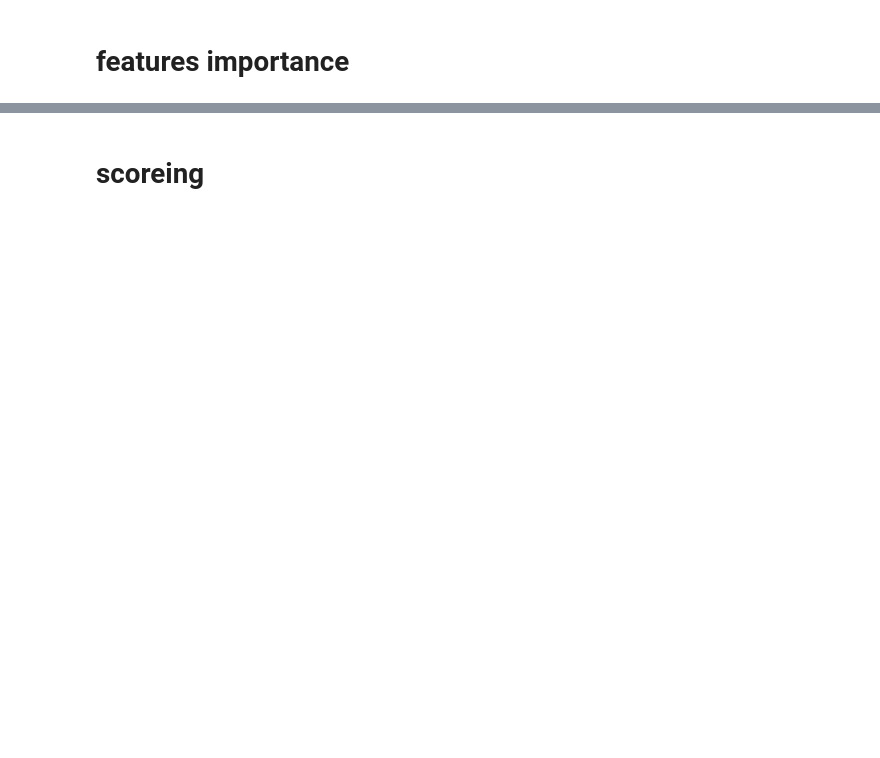
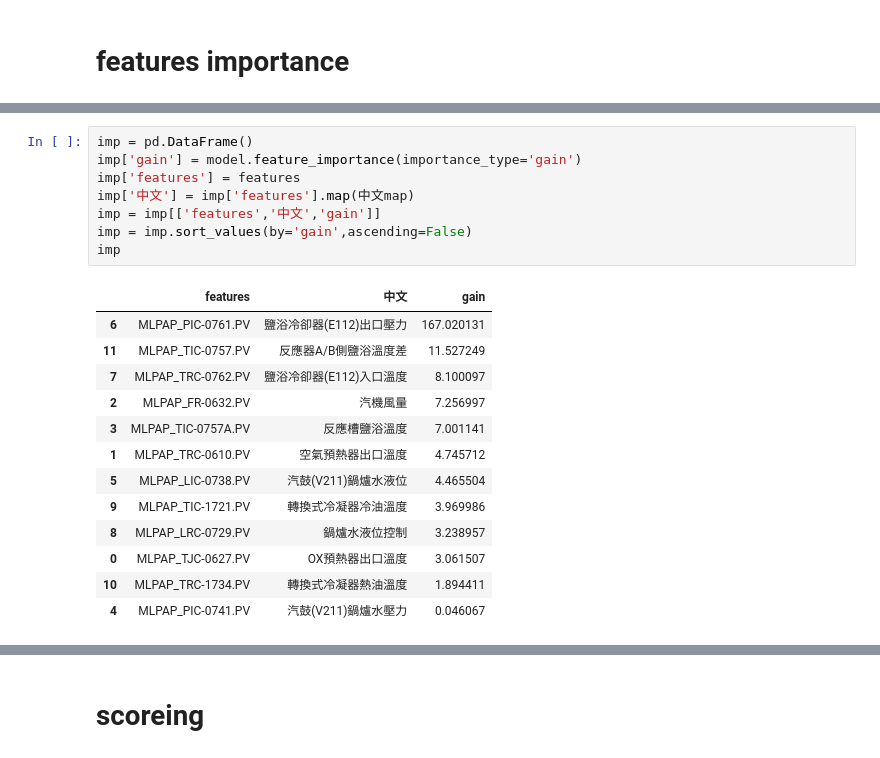
Before and after one commit to skywalker0803r/works, a Jupyter notebook: 南亞PA廠資料分析_R6.ipynb, the cells around one changed output, grey strips where cells are left out. Drawn from its saved outputs; the diff is of its cells as text; blank space fills up the shorter version.

```diff
--- a/南亞PA廠資料分析_R6.ipynb
+++ b/南亞PA廠資料分析_R6.ipynb
@@ -267,0 +268,22 @@ lightgbm.plot_importance(model,max_num_features=10,importance_type='gain')
+# %%
+imp = pd.DataFrame()
+imp['gain'] = model.feature_importance(importance_type='gain')
+imp['features'] = features
+imp['中文'] = imp['features'].map(中文map)
+imp = imp[['features','中文','gain']]
+imp = imp.sort_values(by='gain',ascending=False)
+imp
+# %% [output]
+|  | features | 中文 | gain |
+| 6 | MLPAP_PIC-0761.PV | 鹽浴冷卻器(E112)出口壓力 | 167.020131 |
+| 11 | MLPAP_TIC-0757.PV | 反應器A/B側鹽浴溫度差 | 11.527249 |
+| 7 | MLPAP_TRC-0762.PV | 鹽浴冷卻器(E112)入口溫度 | 8.100097 |
+| 2 | MLPAP_FR-0632.PV | 汽機風量 | 7.256997 |
+| 3 | MLPAP_TIC-0757A.PV | 反應槽鹽浴溫度 | 7.001141 |
+| 1 | MLPAP_TRC-0610.PV | 空氣預熱器出口溫度 | 4.745712 |
+| 5 | MLPAP_LIC-0738.PV | 汽鼓(V211)鍋爐水液位 | 4.465504 |
+| 9 | MLPAP_TIC-1721.PV | 轉換式冷凝器冷油溫度 | 3.969986 |
+| 8 | MLPAP_LRC-0729.PV | 鍋爐水液位控制 | 3.238957 |
+| 0 | MLPAP_TJC-0627.PV | OX預熱器出口溫度 | 3.061507 |
+| 10 | MLPAP_TRC-1734.PV | 轉換式冷凝器熱油溫度 | 1.894411 |
+| 4 | MLPAP_PIC-0741.PV | 汽鼓(V211)鍋爐水壓力 | 0.046067 |
```
Also changed, not shown: parts of 10 cells of this notebook.
